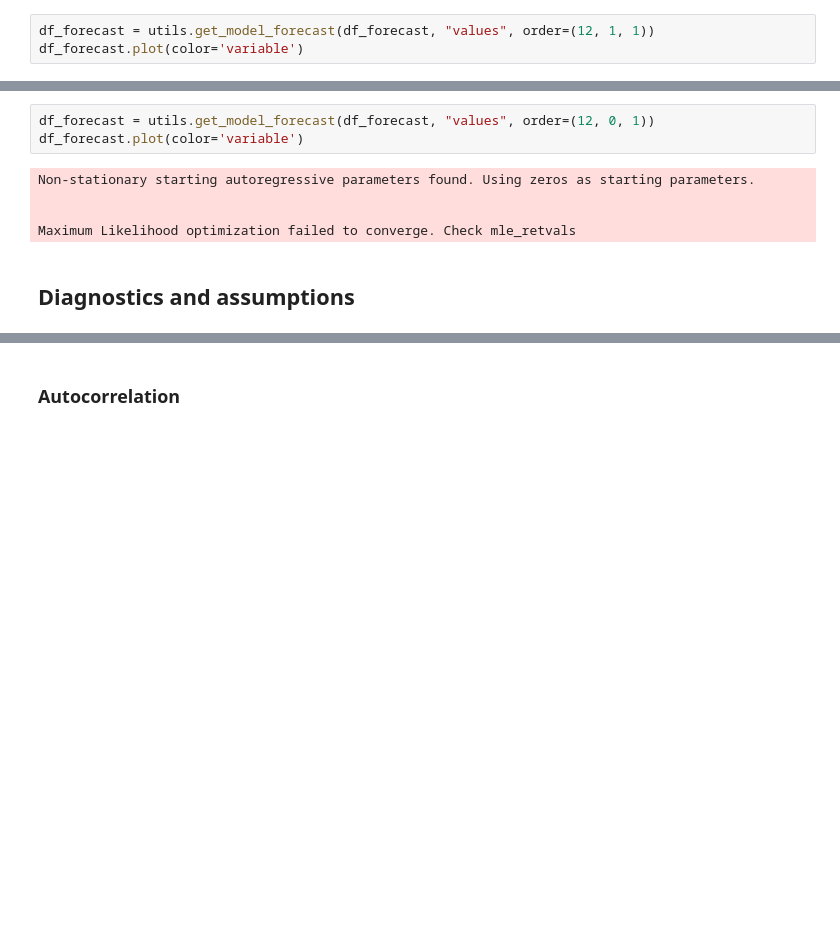
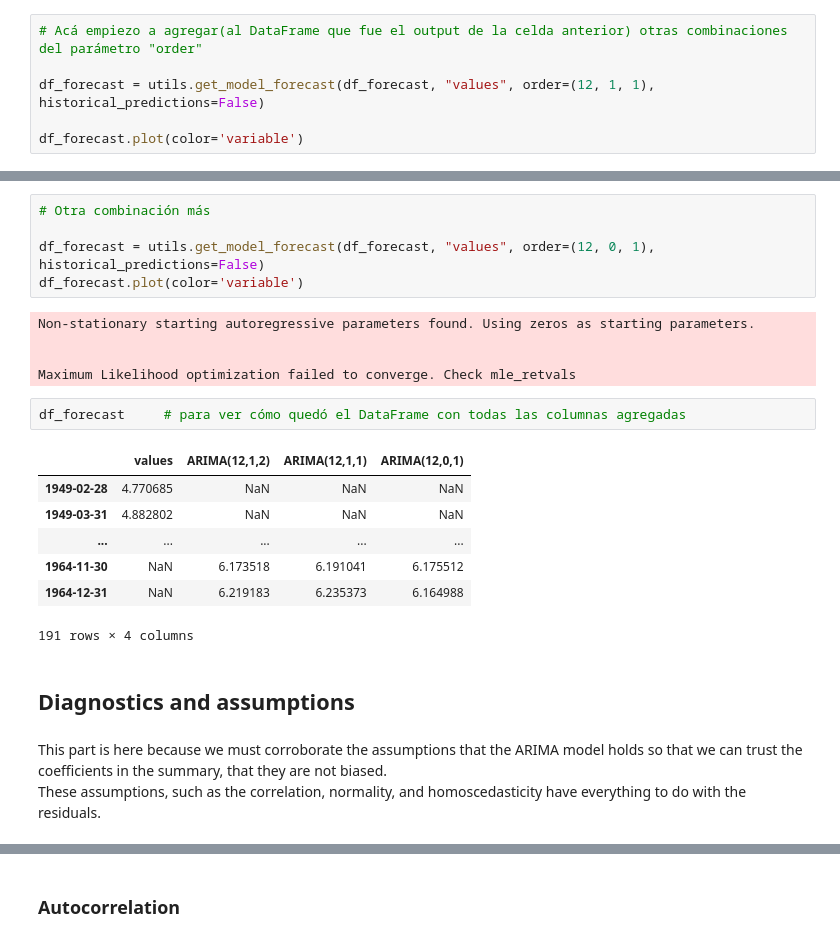
Before and after one commit to myothergit/python-for-time-series-forecasting-5246009, a Jupyter notebook: notebooks/2_Modelling/2_ARIMA/Code.ipynb, the cells around one changed output, grey strips where cells are left out. Cells and saved outputs as stored; diff of their text form; blank space fills up the shorter version.

Commit message:
arima

```diff
--- a/notebooks/2_Modelling/2_ARIMA/Code.ipynb
+++ b/notebooks/2_Modelling/2_ARIMA/Code.ipynb
@@ -677,20 +690,38 @@ Maximum Likelihood optimization failed to converge. Check mle_retvals
 # %%
 df_forecast.plot(color='variable')
 # %%
-df_forecast = utils.get_model_forecast(df_forecast, "values", order=(12, 1, 1))
+# Acá empiezo a agregar(al DataFrame que fue el output de la celda anterior) otras combinaciones del parámetro "order"
+
+df_forecast = utils.get_model_forecast(df_forecast, "values", order=(12, 1, 1), historical_predictions=False)
+
 df_forecast.plot(color='variable')
 # %% [output]
 Maximum Likelihood optimization failed to converge. Check mle_retvals
 # %%
-df_forecast = utils.get_model_forecast(df_forecast, "values", order=(12, 0, 1))
+# Otra combinación más
+
+df_forecast = utils.get_model_forecast(df_forecast, "values", order=(12, 0, 1), historical_predictions=False)
 df_forecast.plot(color='variable')
 # %% [output]
 Non-stationary starting autoregressive parameters found. Using zeros as starting parameters.
 
 
 Maximum Likelihood optimization failed to converge. Check mle_retvals
+# %%
+df_forecast     # para ver cómo quedó el DataFrame con todas las columnas agregadas
+# %% [output]
+|  | values | ARIMA(12,1,2) | ARIMA(12,1,1) | ARIMA(12,0,1) |
+| 1949-02-28 | 4.770685 | NaN | NaN | NaN |
+| 1949-03-31 | 4.882802 | NaN | NaN | NaN |
+| ... | ... | ... | ... | ... |
+| 1964-11-30 | NaN | 6.173518 | 6.191041 | 6.175512 |
+| 1964-12-31 | NaN | 6.219183 | 6.235373 | 6.164988 |
+191 rows × 4 columns
 # %% [markdown]
 ## Diagnostics and assumptions
+# %% [markdown]
+This part is here because we must corroborate the assumptions that the ARIMA model holds so that we can trust the coefficients in the summary, that they are not biased. <br>
+These assumptions, such as the correlation, normality, and homoscedasticity have everything to do with the residuals.
 # %%
 model = ARIMA(series, order=(12, 1, 2))
 model_fit = model.fit()
```
Also changed, not shown: parts of 28 cells of this notebook.
